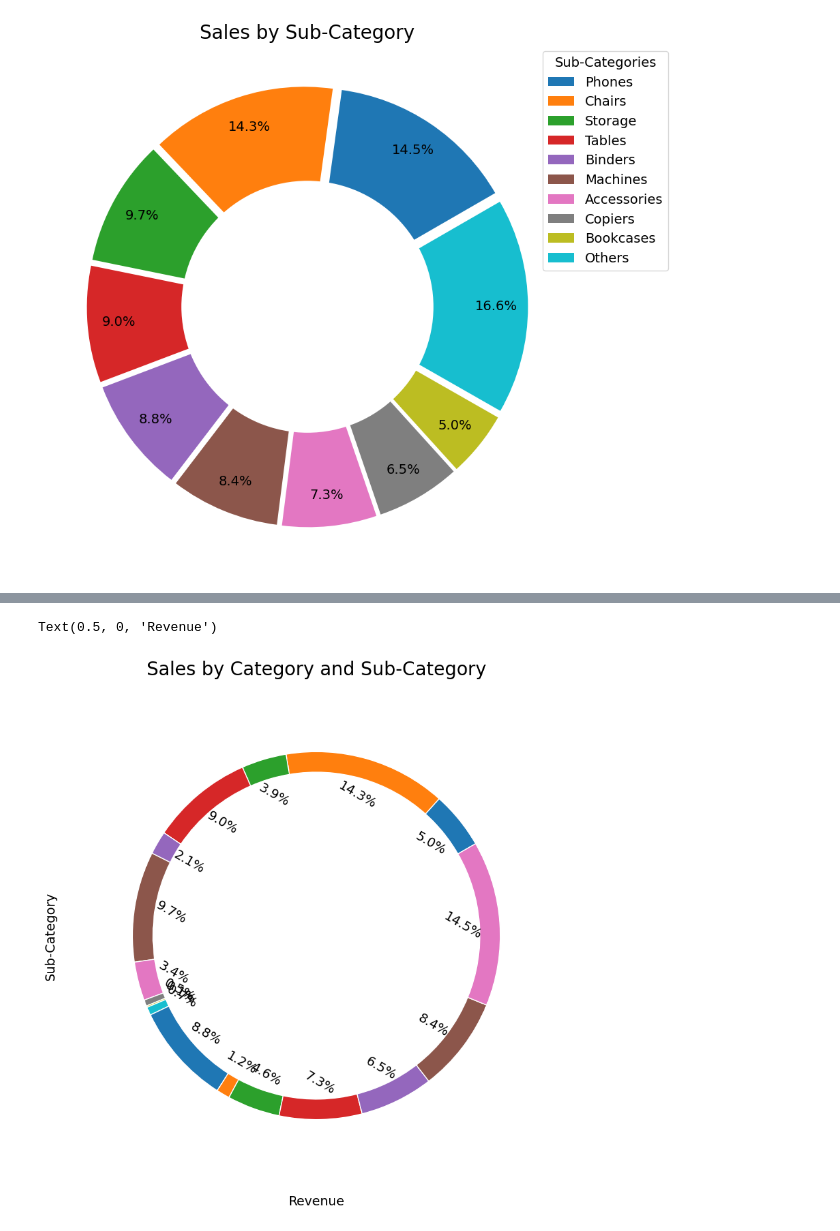
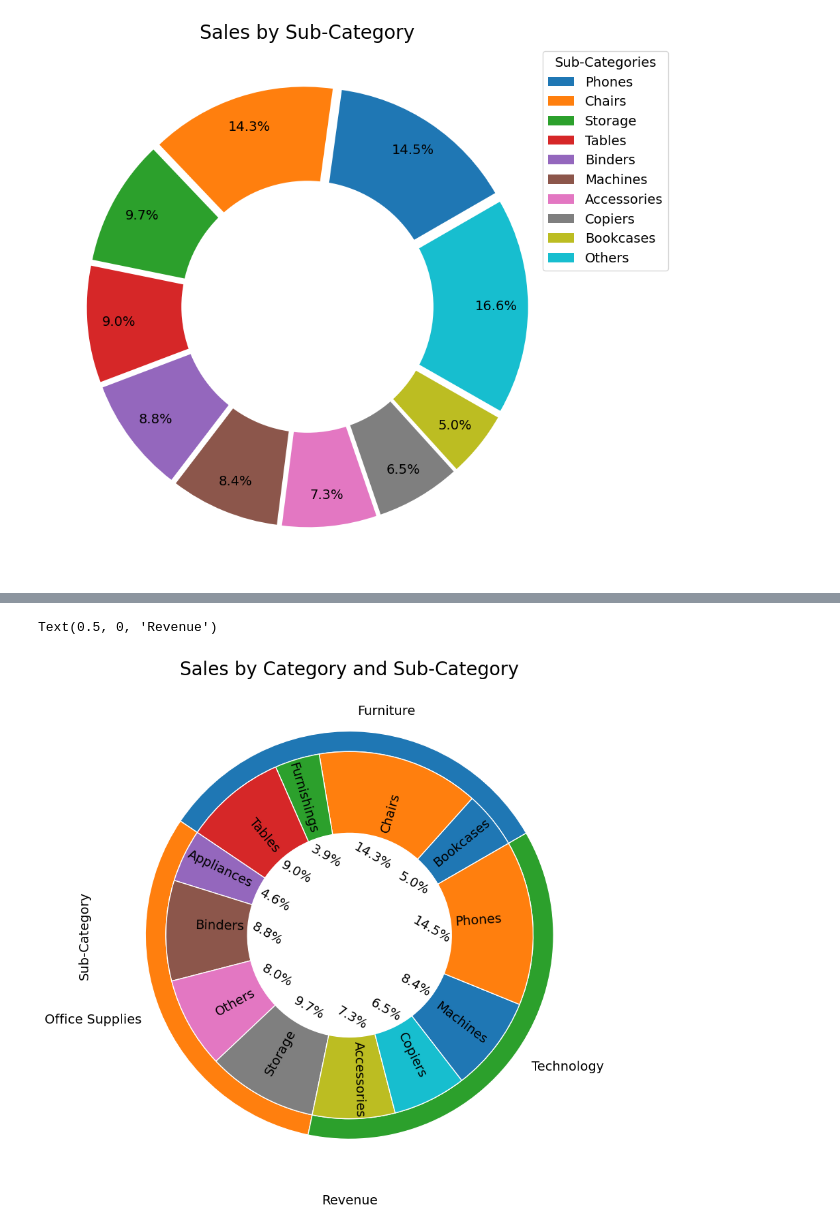
Before and after one commit to MrIsCM/DataProjects, a Jupyter notebook: P1_Sales_DA/main.ipynb, the cells around one changed output, grey strips where cells are left out. Saved outputs shown, nothing was run; the diff lists cells and outputs as text; code cells hidden in the pictures.

Commit message:
Joint Category and subcategory pie chart.

```diff
--- a/P1_Sales_DA/main.ipynb
+++ b/P1_Sales_DA/main.ipynb
@@ -314,6 +314,14 @@ plt.legend(top_subcat['Sub-Category'], title='Sub-Categories', loc='upper right'
 top_cat_subcat = data.groupby(['Category', 'Sub-Category'])['Sales'].sum()
 top_cat_subcat = top_cat_subcat.reset_index()
 top_cat_subcat['Sales'] = top_cat_subcat['Sales'].astype(int)
-top_cat_subcat.sort_values('Category', inplace=True)
+top_cat_subcat.sort_values('Category')
 
-top_cat_subcat[top_cat_subcat['Category'] == "Office Supplies"].sort_values('Sales', ascending=False)[0:4]
+top_office_supplies = top_cat_subcat[top_cat_subcat['Category'] == 'Office Supplies'].nlargest(3, 'Sales')
+
+top_office_supplies = top_office_supplies['Sub-Category'].to_list()
+
+top_cat_subcat['Sub-Category'] = top_cat_subcat.apply(lambda row: 'Others' if row['Category'] == 'Office Supplies' and row['Sub-Category'] not in top_office_supplies else row['Sub-Category'], axis=1)
+
+top_cat_subcat = top_cat_subcat.groupby(['Category', 'Sub-Category'])['Sales'].sum().reset_index()
+
+top_cat = top_cat_subcat.groupby(['Category'])['Sales'].sum().reset_index()
@@ -326,24 +328,27 @@ top_cat_subcat[top_cat_subcat['Category'] == "Office Supplies"].sort_values('Sal
 # %%
 plt.figure(figsize=(12, 10))
 
 plt.title("Sales by Category and Sub-Category", fontsize=20)
 
 starting_angle = 30
 
 outer_palette = sns.color_palette("tab10")
 inner_palette = sns.color_palette("tab20b")
-width = 0.1
+out_width = 0.1
+inn_width = 0.4
 
-inner_pie1 = plt.pie(top_cat_subcat['Sales'], startangle=starting_angle, colors=outer_palette, radius=1-width, autopct='%1.1f%%', pctdistance=0.8, wedgeprops=dict(width=width, edgecolor='w'))
+outter_pie = plt.pie(top_cat['Sales'], startangle=starting_angle, colors=outer_palette, radius=1, labels=top_cat['Category'], autopct=None, wedgeprops=dict(width=out_width, edgecolor='w'))
 
-for text in inner_pie1[2]:
+inner_pie = plt.pie(top_cat_subcat['Sales'], startangle=starting_angle, colors=outer_palette, radius=1-out_width, labels=top_cat_subcat['Sub-Category'], autopct='%1.1f%%', pctdistance=1-1.1*(out_width+inn_width), wedgeprops=dict(width=inn_width, edgecolor='w'), labeldistance=1-0.85*(out_width+inn_width), rotatelabels=True)
+
+
+
+for text in inner_pie[2]:
 	text.set_rotation(-30)
-
-# pie2 = plt.pie([1], colors=['white'], radius=1-width, wedgeprops=dict(width=width))
 
 
 plt.ylabel('Sub-Category')
 plt.xlabel('Revenue')
 # %% [output]
 Text(0.5, 0, 'Revenue')
-[figure, old version]
+[figure, new version]
```
Also changed, not shown: parts of 1 cell of this notebook.
